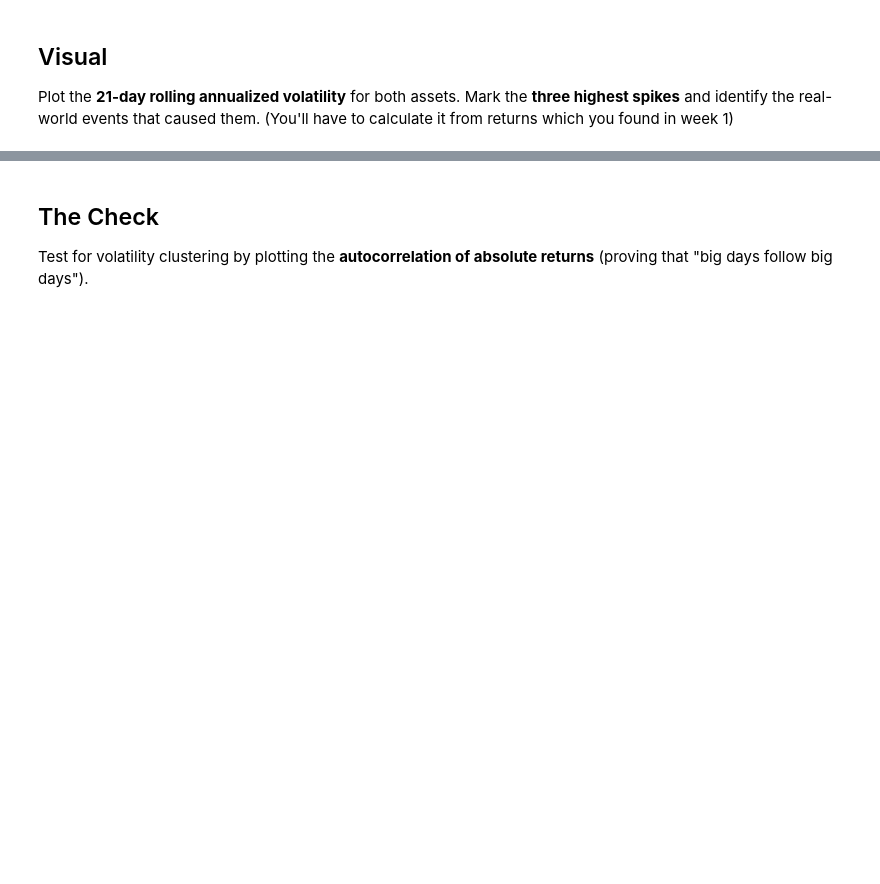
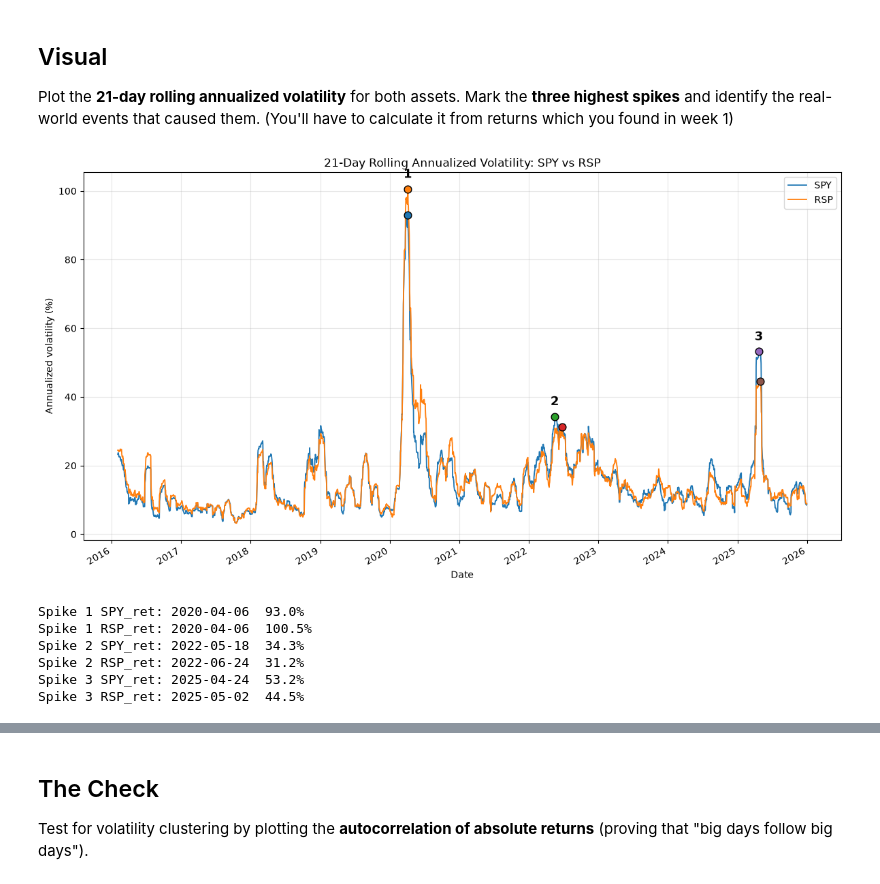
Before and after one commit to caiburin/OQG_education_proj, a Jupyter notebook: OQG/Project-Template/notebooks/week3_volatility.ipynb, the cells around one changed output, grey strips where cells are left out. Saved outputs shown, nothing was run; the diff lists cells and outputs as text; code cells hidden in the pictures; blank space fills up the shorter version.

Commit message:
Week 6: volatility

```diff
--- a/OQG/Project-Template/notebooks/week3_volatility.ipynb
+++ b/OQG/Project-Template/notebooks/week3_volatility.ipynb
@@ -7,6 +46,51 @@ Treating volatility as a static constant is the most common beginner error.
 ## Visual
 Plot the **21-day rolling annualized volatility** for both assets. Mark the **three highest spikes** and
 identify the real-world events that caused them. (You'll have to calculate it from returns which you found in week 1)
+# %%
+# 21-day rolling standard deviation of daily returns, annualized with sqrt(252)
+vol = (returns.rolling(21).std() * np.sqrt(252)).dropna()
+# print(vol.head())
+
+# The three highest raw values are consecutive days in one crisis, so find distinct
+# episodes instead: peaks at least 126 trading days (about 6 months) apart
+pk, _ = find_peaks(vol["SPY_ret"].values, distance=126)
+top3 = vol["SPY_ret"].iloc[pk].nlargest(3).index.sort_values()
+
+
+fig, ax = plt.subplots(figsize=(12, 6.5))
+vol["SPY_ret"].mul(100).plot(ax=ax, lw=1.3, label="SPY")
+vol["RSP_ret"].mul(100).plot(ax=ax, lw=1.3, label="RSP")
+
+for n, anchor in enumerate(top3, start=1):
+    i = vol.index.get_loc(anchor)
+    for t in ["SPY_ret", "RSP_ret"]:
+        # each asset's own peak within +/-30 trading days of the episode
+        w = vol[t].iloc[max(0, i - 30): i + 31]
+        ax.scatter(w.idxmax(), w.max() * 100, s=60, edgecolor="black", zorder=5)
+    top_y = max(vol[t].iloc[max(0, i - 30): i + 31].max() for t in ["SPY_ret", "RSP_ret"]) * 100
+    ax.annotate(str(n), (anchor, top_y), xytext=(0, 12), textcoords="offset points",
+                ha="center", fontsize=13, fontweight="bold")
+
+ax.set_title("21-Day Rolling Annualized Volatility: SPY vs RSP")
+ax.set_ylabel("Annualized volatility (%)")
+ax.grid(True, alpha=0.3)
+ax.legend()
+plt.tight_layout()
+plt.show()
+
+for n, anchor in enumerate(top3, start=1):
+      i = vol.index.get_loc(anchor)
+      for t in ["SPY_ret", "RSP_ret"]:
+          w = vol[t].iloc[max(0, i - 30): i + 31]
+          print(f"Spike {n} {t}: {w.idxmax().date()}  {w.max():.1%}")
+# %% [output]
+[figure, added]
+Spike 1 SPY_ret: 2020-04-06  93.0%
+Spike 1 RSP_ret: 2020-04-06  100.5%
+Spike 2 SPY_ret: 2022-05-18  34.3%
+Spike 2 RSP_ret: 2022-06-24  31.2%
+Spike 3 SPY_ret: 2025-04-24  53.2%
+Spike 3 RSP_ret: 2025-05-02  44.5%
 # %% [markdown]
 | Asset | Spike date | Event |
 |---|---|---|
```
Also changed, not shown: parts of 4 cells of this notebook.
